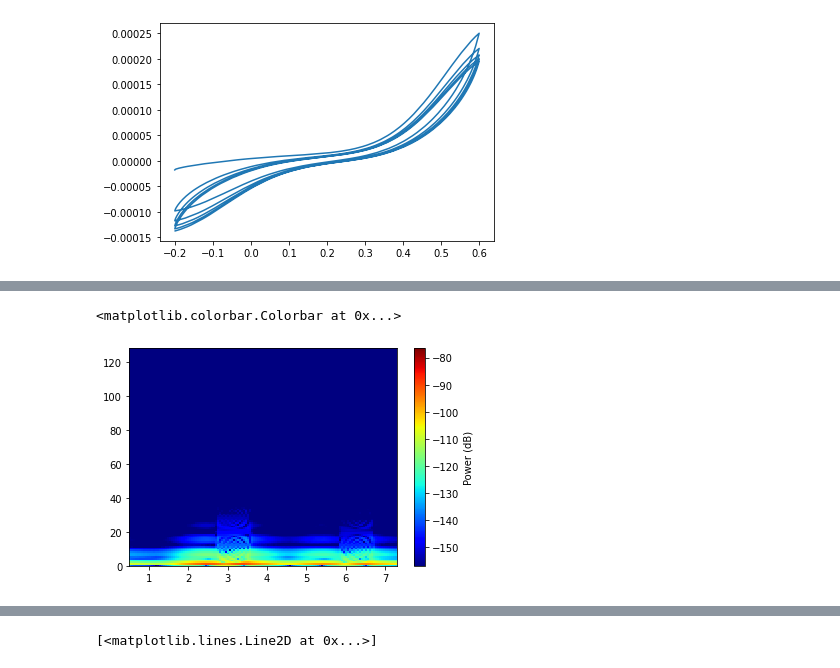
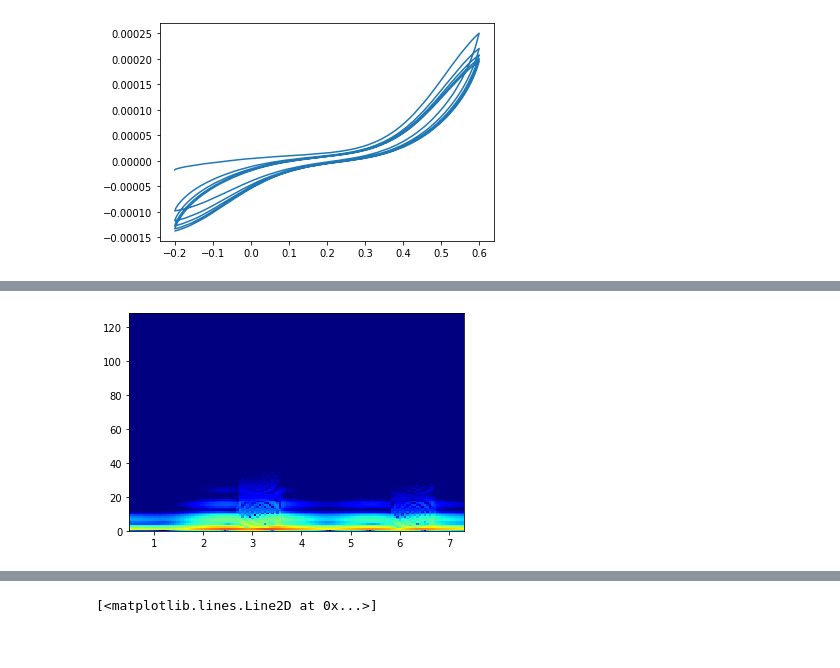
Before and after one commit to Onkar627/Sensor_Electrodes, a Jupyter notebook: Copy_of_Sensor_outputs.ipynb, the cells around one changed output, grey strips where cells are left out. Cells and saved outputs as stored; diff of their text form; code cells hidden in the pictures.

```diff
--- a/Copy_of_Sensor_outputs.ipynb
+++ b/Copy_of_Sensor_outputs.ipynb
@@ -520,18 +533,18 @@ plt.colorbar(label='Power (dB)')
 [figure]
 # %%
+
 Sg12 = scipy.signal.stft(bare_12['Bare Electrode Current (A)'], fs=1.0, window='hann', nperseg=256, noverlap=None, nfft=None, detrend=False, return_onesided=True, boundary='zeros', padded=True, axis=- 1)
 f, Pxx_den = scipy.signal.welch(bare_12['Bare Electrode Current (A)'], fs=1.0, window='hann', nperseg=None, noverlap=None, nfft=None, detrend='constant', return_onesided=True, scaling='density', axis=- 1, average='mean')
 Pxx_den_db = 10*np.log10(Pxx_den)
 mn = np.min(Pxx_den_db)
 mx = np.max(Pxx_den_db)
 f, t, Sxx = signal.spectrogram(np.array(bare_12['Bare Electrode Current (A)'][0:2000]), fs=256, nperseg=256, noverlap=int(256*0.95), scaling='density', return_onesided=True)
 normalize_color= matplotlib.colors.Normalize(vmin=mn, vmax=mx)
 Sxx = 10*np.log10(Sxx)
 plt.pcolormesh(t, f, Sxx, cmap='jet', norm=normalize_color)
-plt.colorbar(label='Power (dB)')
+plt.savefig('plt12.png', dpi=300, quality=80, optimize=True, progressive=True)
 # %% [output]
-<matplotlib.colorbar.Colorbar at 0x...>
-[figure, old version]
+[figure, new version]
 # %%
 Sg13 = scipy.signal.stft(bare_13['Bare Electrode Current (A)'], fs=1.0, window='hann', nperseg=256, noverlap=None, nfft=None, detrend=False, return_onesided=True, boundary='zeros', padded=True, axis=- 1)
 f, Pxx_den = scipy.signal.welch(bare_13['Bare Electrode Current (A)'], fs=1.0, window='hann', nperseg=None, noverlap=None, nfft=None, detrend='constant', return_onesided=True, scaling='density', axis=- 1, average='mean')
```
Also changed, not shown: parts of 17 cells of this notebook.
